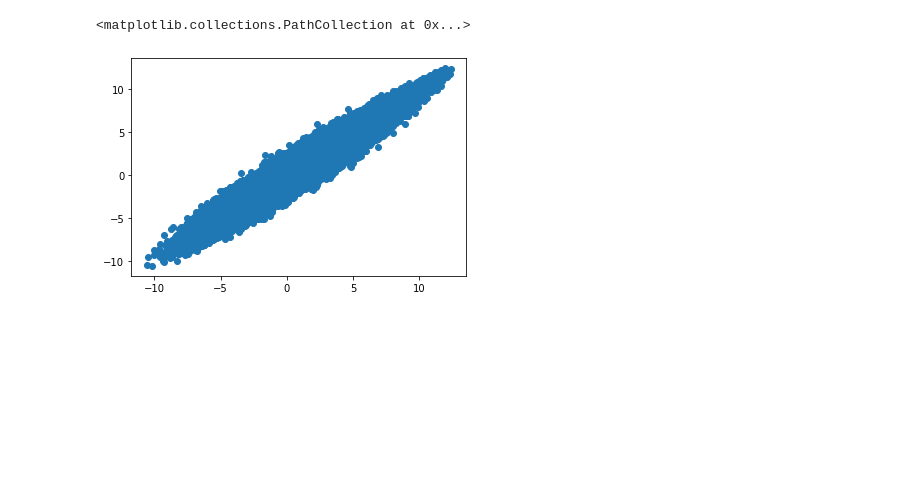
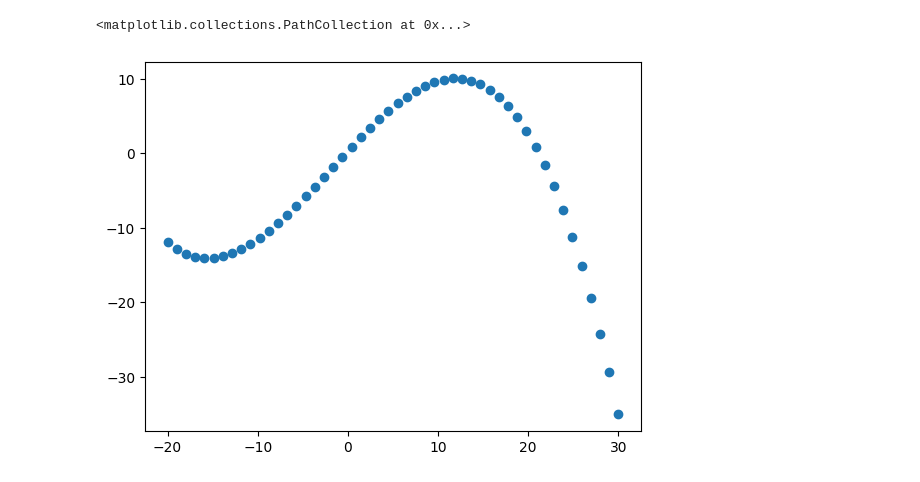
Before and after one commit to raghul-parthipan/l96_rnn, a Jupyter notebook: saved_models/polynomial/Christensen_polynomial_parameterisation.ipynb, the cells around one changed output. Cells and saved outputs as stored; diff of their text form; code cells hidden in the pictures; blank space fills up the shorter version.

```diff
--- a/saved_models/polynomial/Christensen_polynomial_parameterisation.ipynb
+++ b/saved_models/polynomial/Christensen_polynomial_parameterisation.ipynb
@@ -59,3 +85,10 @@ plt.show()
+# %%
+x = np.linspace(-20,30)
+# %%
+plt.scatter(x=x,y=reg.predict(poly.transform(x.reshape(-1,1))))
+# %% [output]
+<matplotlib.collections.PathCollection at 0x...>
+[figure, added]
 # %%
 u_t_pred = reg.predict(x_t_poly).reshape(-1,k)
 # %%
@@ -64,8 +99,3 @@ residual =  u_t - u_t_pred
 h_t = np.ravel(residual[1:,:])
 h_t_minus1 = np.ravel(residual[:-1,:])
-# %%
-plt.scatter(x=np.ravel(h_t_minus1),y=np.ravel(h_t))
-# %% [output]
-<matplotlib.collections.PathCollection at 0x...>
-[figure, removed]
 # %%
```
Also changed, not shown: parts of 97 cells of this notebook, 2 other files.
